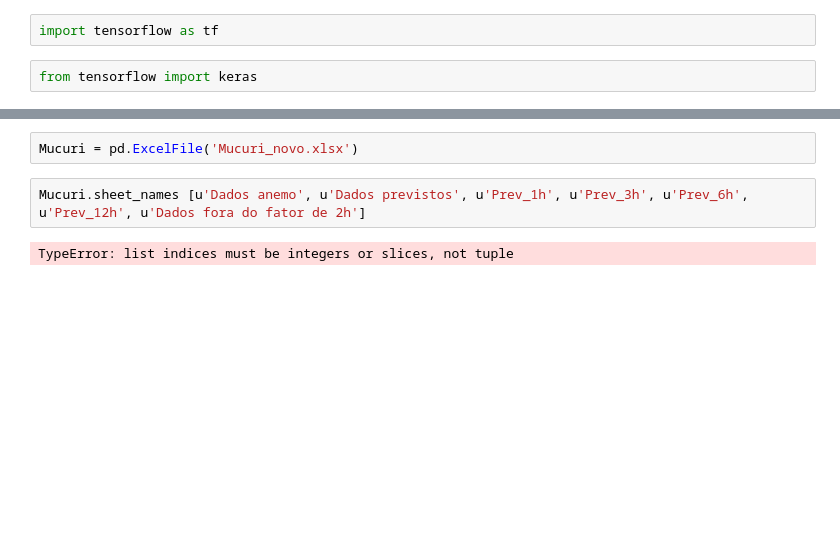
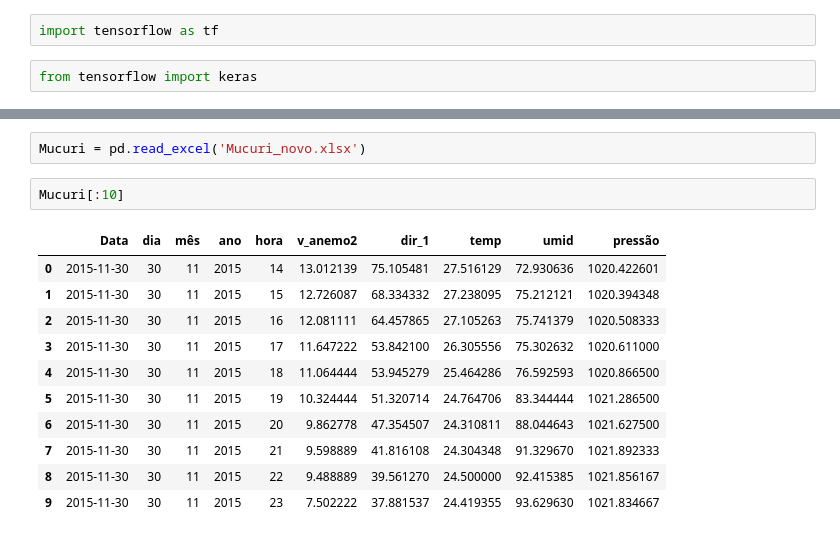
Before and after one commit to ythasla/data, a Jupyter notebook: FirstActivity.ipynb, the cells around one changed output, grey strips where cells are left out. Drawn from its saved outputs; the diff is of its cells as text; blank space fills up the shorter version.

```diff
--- a/FirstActivity.ipynb
+++ b/FirstActivity.ipynb
@@ -19,6 +15,16 @@ Note: you may need to restart the kernel to use updated packages.
 # %%
-Mucuri = pd.ExcelFile('Mucuri_novo.xlsx')
+Mucuri = pd.read_excel('Mucuri_novo.xlsx')
-# %%
-Mucuri.sheet_names [u'Dados anemo', u'Dados previstos', u'Prev_1h', u'Prev_3h', u'Prev_6h', u'Prev_12h', u'Dados fora do fator de 2h']
-# %% [output]
-TypeError: list indices must be integers or slices, not tuple
+# %%
+Mucuri[:10]
+# %% [output]
+|  | Data | dia | mês | ano | hora | v_anemo2 | dir_1 | temp | umid | pressão |
+| 0 | 2015-11-30 | 30 | 11 | 2015 | 14 | 13.012139 | 75.105481 | 27.516129 | 72.930636 | 1020.422601 |
+| 1 | 2015-11-30 | 30 | 11 | 2015 | 15 | 12.726087 | 68.334332 | 27.238095 | 75.212121 | 1020.394348 |
+| 2 | 2015-11-30 | 30 | 11 | 2015 | 16 | 12.081111 | 64.457865 | 27.105263 | 75.741379 | 1020.508333 |
+| 3 | 2015-11-30 | 30 | 11 | 2015 | 17 | 11.647222 | 53.842100 | 26.305556 | 75.302632 | 1020.611000 |
+| 4 | 2015-11-30 | 30 | 11 | 2015 | 18 | 11.064444 | 53.945279 | 25.464286 | 76.592593 | 1020.866500 |
+| 5 | 2015-11-30 | 30 | 11 | 2015 | 19 | 10.324444 | 51.320714 | 24.764706 | 83.344444 | 1021.286500 |
+| 6 | 2015-11-30 | 30 | 11 | 2015 | 20 | 9.862778 | 47.354507 | 24.310811 | 88.044643 | 1021.627500 |
+| 7 | 2015-11-30 | 30 | 11 | 2015 | 21 | 9.598889 | 41.816108 | 24.304348 | 91.329670 | 1021.892333 |
+| 8 | 2015-11-30 | 30 | 11 | 2015 | 22 | 9.488889 | 39.561270 | 24.500000 | 92.415385 | 1021.856167 |
+| 9 | 2015-11-30 | 30 | 11 | 2015 | 23 | 7.502222 | 37.881537 | 24.419355 | 93.629630 | 1021.834667 |
```
Also changed, not shown: parts of 12 cells of this notebook.
